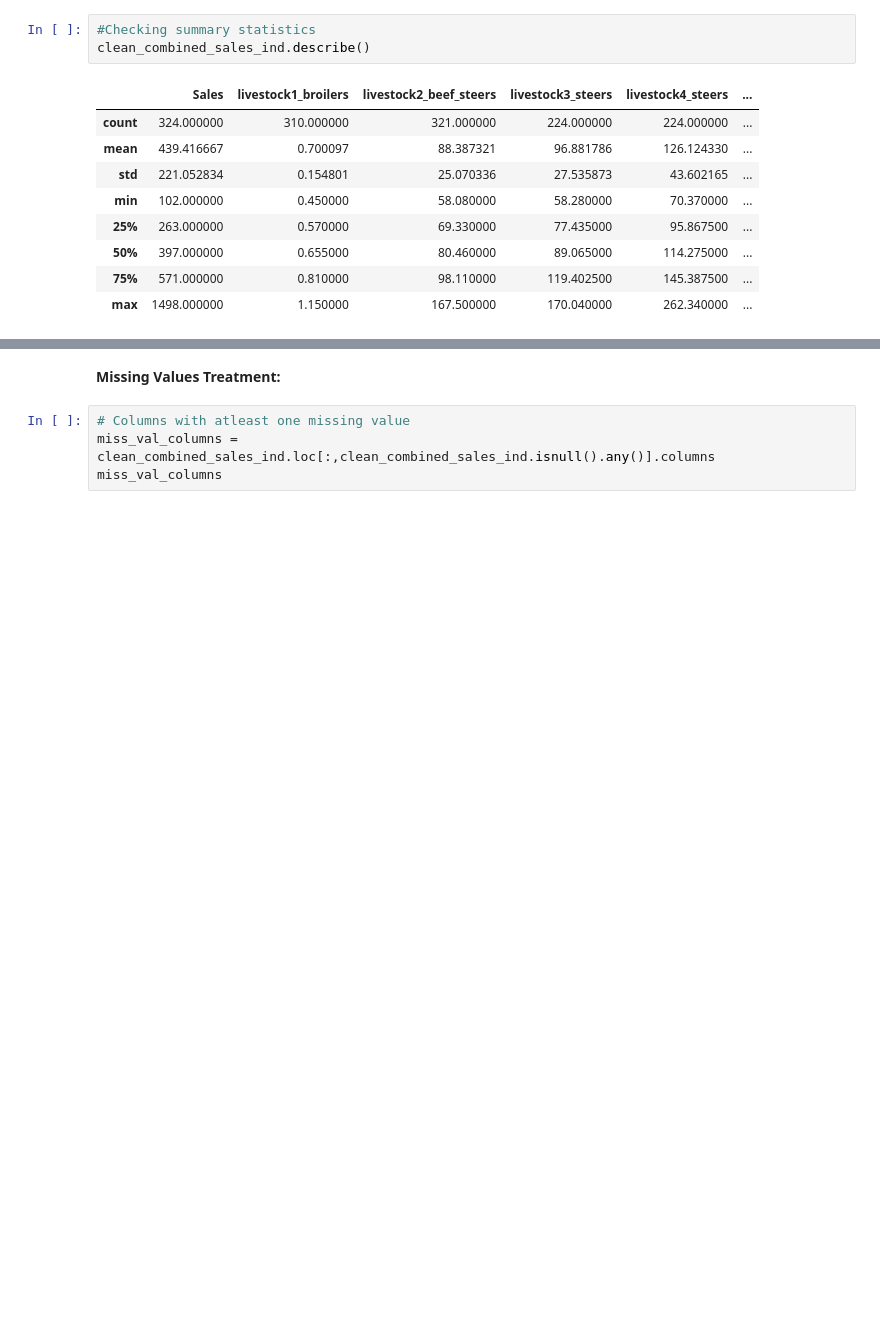
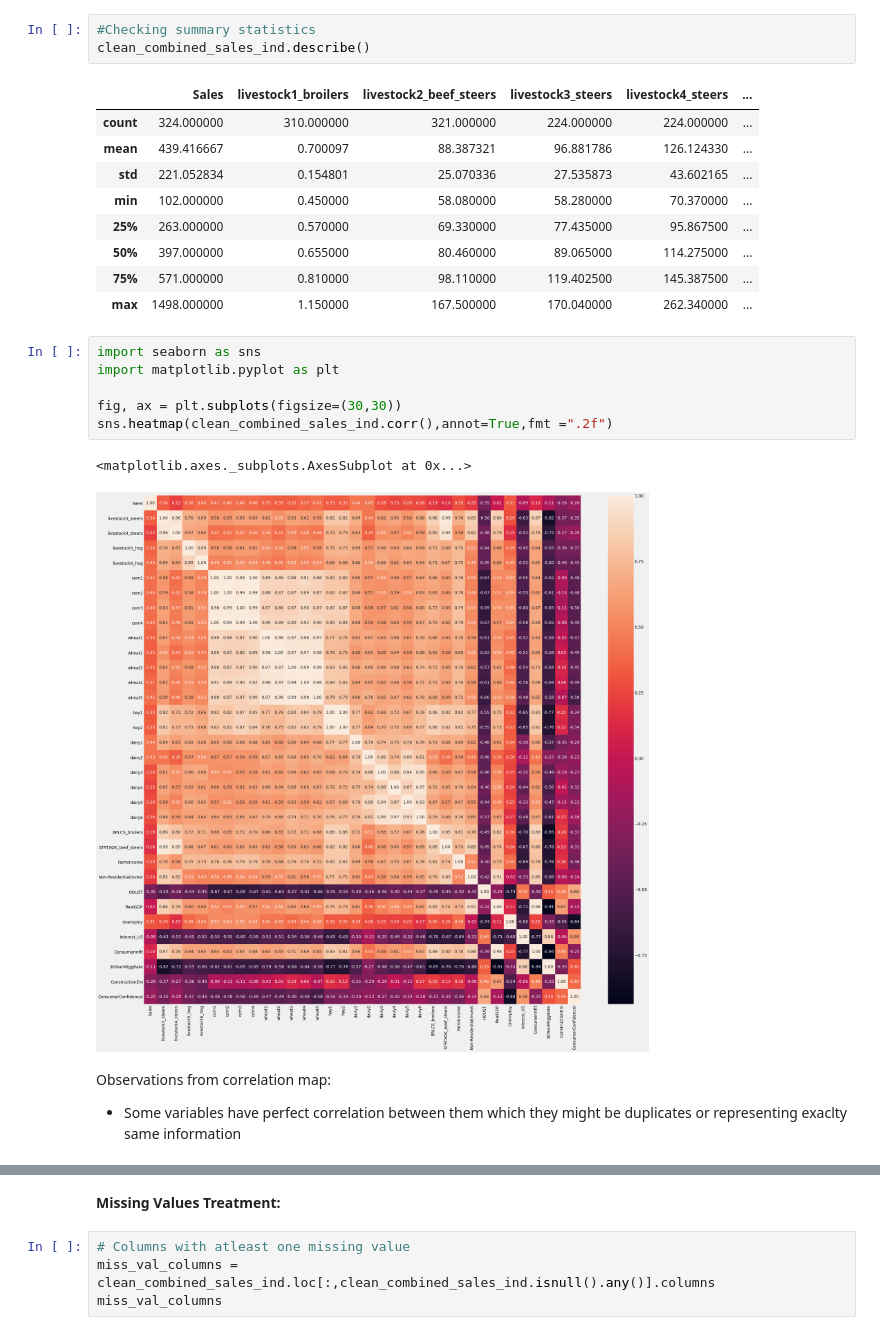
Before and after one commit to ankitaggarwal64/Time-Series-Sales-Forecasting-for-Agricultural-Equipments, a Jupyter notebook: Data_Understanding(EDA).ipynb, the cells around one changed output, grey strips where cells are left out. Saved outputs shown, nothing was run; the diff lists cells and outputs as text; blank space fills up the shorter version.

Commit message:
Feat : Identifying duplicate columns and dropping them
With the help of visualizing columns with perfect correlation(1), duplicate columns are identified.

```diff
--- a/Data_Understanding(EDA).ipynb
+++ b/Data_Understanding(EDA).ipynb
@@ -133,3 +133,15 @@ clean_combined_sales_ind.describe()
 | 50% | 397.000000 | 0.655000 | 80.460000 | 89.065000 | 114.275000 | ... |
 | 75% | 571.000000 | 0.810000 | 98.110000 | 119.402500 | 145.387500 | ... |
 | max | 1498.000000 | 1.150000 | 167.500000 | 170.040000 | 262.340000 | ... |
+# %%
+import seaborn as sns
+import matplotlib.pyplot as plt
+
+fig, ax = plt.subplots(figsize=(30,30))
+sns.heatmap(clean_combined_sales_ind.corr(),annot=True,fmt =".2f")
+# %% [output]
+<matplotlib.axes._subplots.AxesSubplot at 0x...>
+[figure, added]
+# %% [markdown]
+Observations from correlation map:
+*   Some variables have perfect correlation between them which they might be duplicates or representing exaclty same information
```
Also changed, not shown: parts of 7 cells of this notebook.
